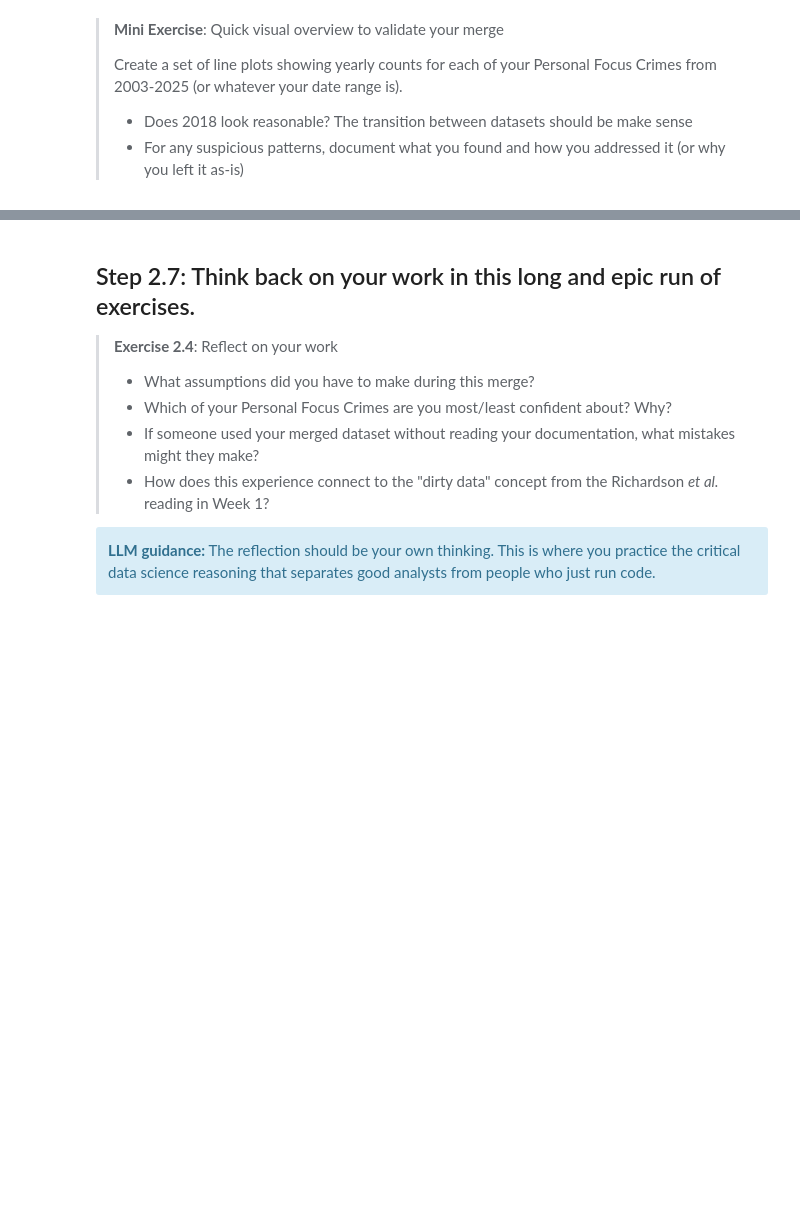
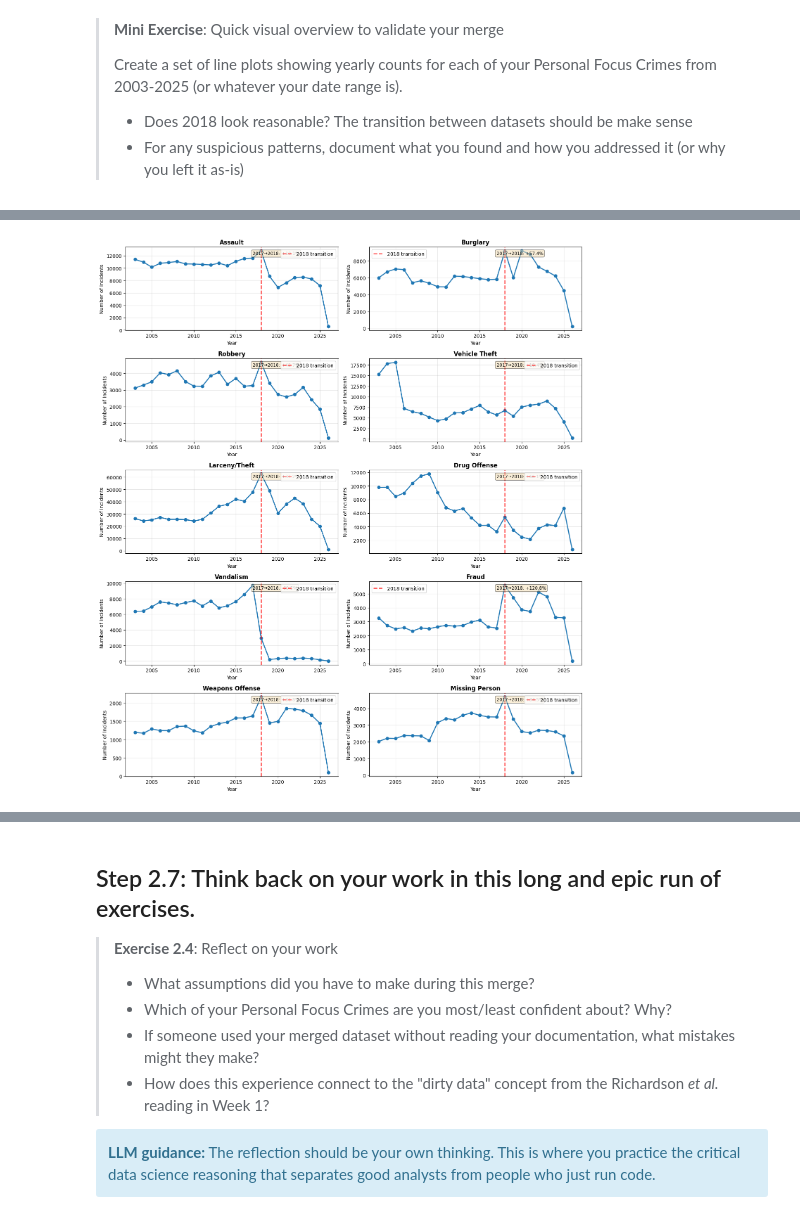
Before and after one commit to NumanBashir/02806-Social-Data-and-Visualization, a Jupyter notebook: Week2/Week2.ipynb, the cells around one changed output, grey strips where cells are left out. Cells and saved outputs as stored; diff of their text form; code cells hidden in the pictures; blank space fills up the shorter version.

```diff
--- a/Week2/Week2.ipynb
+++ b/Week2/Week2.ipynb
@@ -603,3 +603,95 @@ Given all these complications, it's time to make some decisions. You need to def
 >
 > * Does 2018 look reasonable? The transition between datasets should be make sense
 > * For any suspicious patterns, document what you found and how you addressed it (or why you left it as-is)
+# %%
+import matplotlib.pyplot as plt
+import numpy as np
+
+# Define your Personal Focus Crimes mappings
+# Format: 'Unified Name': {'historical': 'HISTORICAL_CATEGORY', 'recent': ['RECENT_CATEGORY1', 'RECENT_CATEGORY2']}
+focus_crimes_mapping = {
+    'Assault': {'historical': 'ASSAULT', 'recent': ['ASSAULT']},
+    'Burglary': {'historical': 'BURGLARY', 'recent': ['BURGLARY']},
+    'Robbery': {'historical': 'ROBBERY', 'recent': ['ROBBERY']},
+    'Vehicle Theft': {'historical': 'VEHICLE THEFT', 'recent': ['MOTOR VEHICLE THEFT']},
+    'Larceny/Theft': {'historical': 'LARCENY/THEFT', 'recent': ['LARCENY THEFT']},
+    'Drug Offense': {'historical': 'DRUG/NARCOTIC', 'recent': ['DRUG OFFENSE', 'DRUG VIOLATION']},
+    'Vandalism': {'historical': 'VANDALISM', 'recent': ['VANDALISM']},
+    'Fraud': {'historical': 'FRAUD', 'recent': ['FRAUD']},
+    'Weapons Offense': {'historical': 'WEAPON LAWS', 'recent': ['WEAPONS OFFENSE', 'WEAPONS CARRYING ETC']},
+    'Missing Person': {'historical': 'MISSING PERSON', 'recent': ['MISSING PERSON']},
+}
+
+# Create a combined yearly count for each crime
+yearly_data = {}
+
+for crime_name, mapping in focus_crimes_mapping.items():
+    # Historical data
+    hist_data = historical[historical['Category'] == mapping['historical']].copy()
+    hist_data['Year'] = hist_data['Date'].dt.year
+    hist_yearly = hist_data.groupby('Year').size()
+
+    # Recent data - combine all mapped categories
+    recent_data = recent[recent['Incident Category'].isin(mapping['recent'])].copy()
+    recent_data['Year'] = recent_data['Incident Date'].dt.year
+    recent_yearly = recent_data.groupby('Year').size()
+
+    # Combine both
+    combined = pd.concat([hist_yearly, recent_yearly])
+    combined = combined.groupby(level=0).sum()  # Sum if overlapping years
+    yearly_data[crime_name] = combined
+
+    print(f"\n{crime_name}:")
+    print(f"  Historical data points: {len(hist_yearly)}")
+    print(f"  Recent data points: {len(recent_yearly)}")
+    print(f"  Combined years: {combined.index.min()} - {combined.index.max()}")
+
+# Create subplots for all crimes
+fig, axes = plt.subplots(5, 2, figsize=(14, 16))
+axes = axes.flatten()
+
+for idx, (crime_name, yearly_counts) in enumerate(yearly_data.items()):
+    ax = axes[idx]
+    ax.plot(yearly_counts.index, yearly_counts.values, marker='o', linewidth=2, markersize=6)
+    ax.axvline(x=2018, color='red', linestyle='--', linewidth=2, alpha=0.7, label='2018 transition')
+    ax.set_title(f'{crime_name}', fontsize=12, fontweight='bold')
+    ax.set_xlabel('Year')
+    ax.set_ylabel('Number of Incidents')
+    ax.grid(True, alpha=0.3)
+    ax.legend()
+
+    # Check for suspicious jumps at 2018
+    if 2017 in yearly_counts.index and 2018 in yearly_counts.index:
+        change_pct = ((yearly_counts[2018] - yearly_counts[2017]) / yearly_counts[2017] * 100)
+        ax.text(2017, yearly_counts.max() * 0.95, f'2017→2018: {change_pct:+.1f}%',
+                fontsize=9, bbox=dict(boxstyle='round', facecolor='wheat', alpha=0.5))
+
+plt.tight_layout()
+plt.savefig('crime_trends_validation.png', dpi=150, bbox_inches='tight')
+plt.show()
+
+print("\n" + "="*60)
+print("TRANSITION YEAR VALIDATION (2017 → 2018)")
+print("="*60)
+for crime_name, yearly_counts in yearly_data.items():
+    if 2017 in yearly_counts.index and 2018 in yearly_counts.index:
+        count_2017 = yearly_counts[2017]
+        count_2018 = yearly_counts[2018]
+        change = count_2018 - count_2017
+        change_pct = (change / count_2017 * 100) if count_2017 > 0 else 0
+        print(f"{crime_name:20} | 2017: {count_2017:6.0f} | 2018: {count_2018:6.0f} | Change: {change_pct:+6.1f}%")
+
+        # Flag suspicious changes
+        if abs(change_pct) > 30:
+            print(f"  ⚠️  SUSPICIOUS: Large change detected!")
+        elif abs(change_pct) > 15:
+            print(f"  ⚠️  Notable change - verify mapping is correct")
+
+print("\n" + "="*60)
+print("OBSERVATIONS TO DOCUMENT:")
+print("="*60)
+print("1. Are transitions smooth or are there sharp jumps?")
+print("2. Do increases/decreases match expected crime trends?")
+print("3. Are there any crimes where the mapping might be wrong?")
+print("4. Does 2018 show consistent data quality between datasets?")
+# %% [output]
@@ -605,0 +715 @@ Given all these complications, it's time to make some decisions. You need to def
+[figure, added]
```
Also changed, not shown: parts of 12 cells of this notebook, 7 other files.
